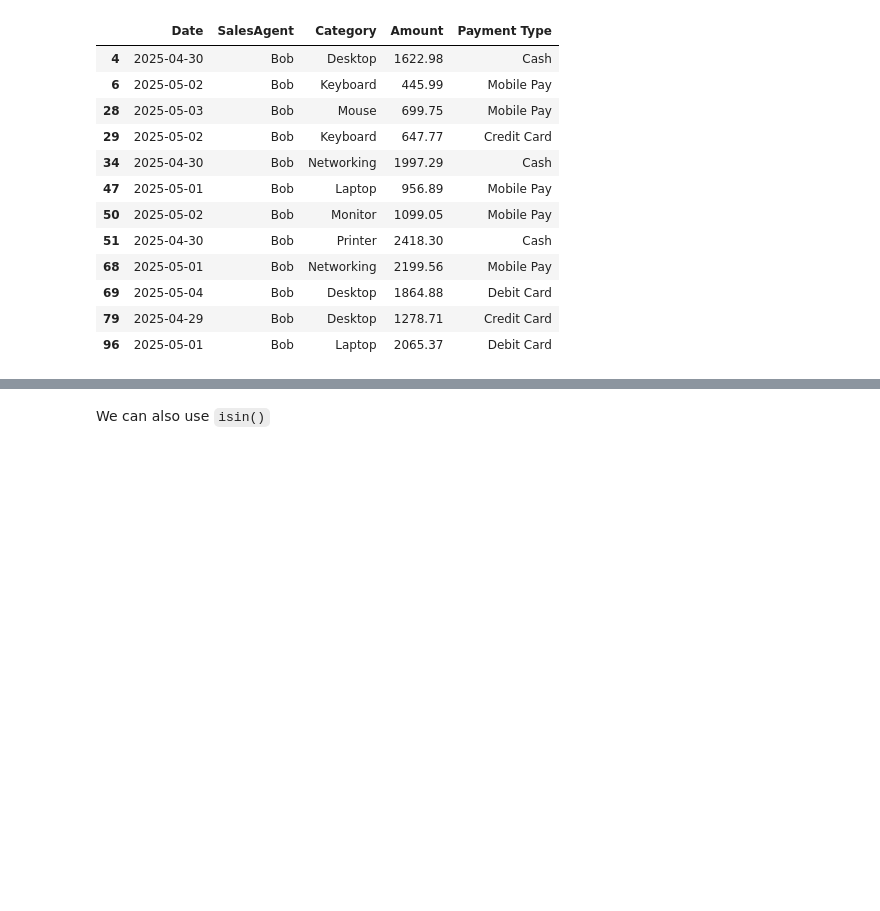
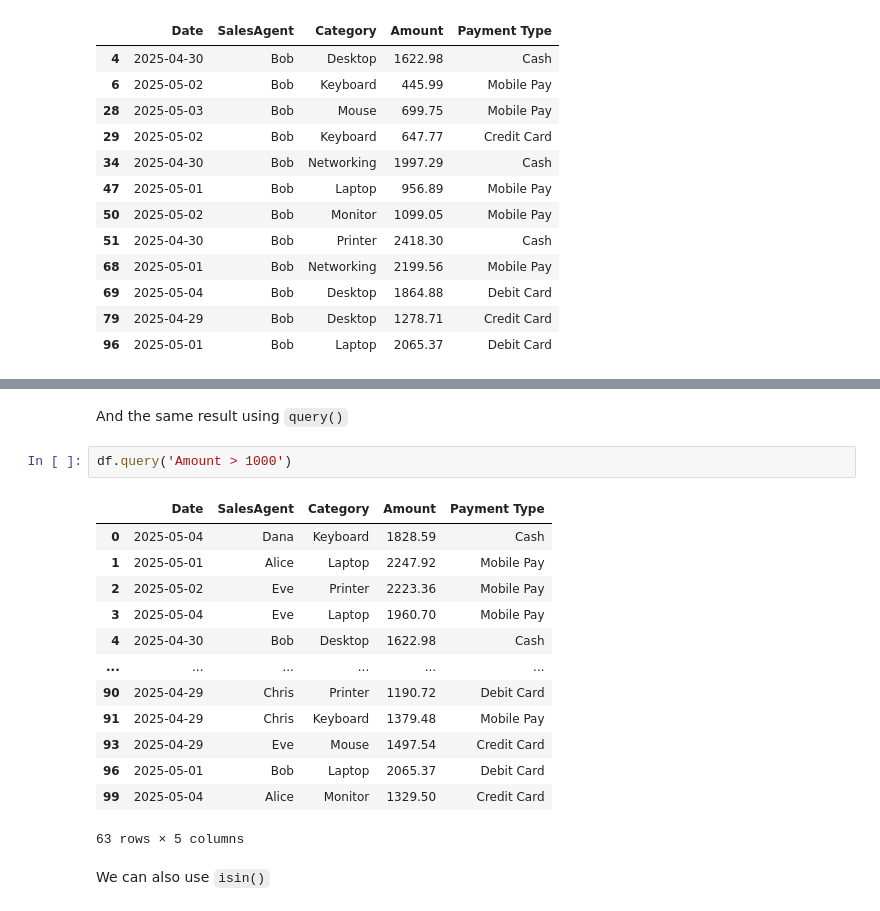
Before and after one commit to johnrearden/pa-sme-pandas-intro, a Jupyter notebook: jupyter_notebooks/it_hardware.ipynb, the cells around one changed output, grey strips where cells are left out. Drawn from its saved outputs; the diff is of its cells as text; blank space fills up the shorter version.

````diff
--- a/jupyter_notebooks/it_hardware.ipynb
+++ b/jupyter_notebooks/it_hardware.ipynb
@@ -151,3 +208,21 @@ df[df['Amount'] > 1000]
+# %% [markdown]
+And the same result using ```query()```
+# %%
+df.query('Amount > 1000')
+# %% [output]
+|  | Date | SalesAgent | Category | Amount | Payment Type |
+| 0 | 2025-05-04 | Dana | Keyboard | 1828.59 | Cash |
+| 1 | 2025-05-01 | Alice | Laptop | 2247.92 | Mobile Pay |
+| 2 | 2025-05-02 | Eve | Printer | 2223.36 | Mobile Pay |
+| 3 | 2025-05-04 | Eve | Laptop | 1960.70 | Mobile Pay |
+| 4 | 2025-04-30 | Bob | Desktop | 1622.98 | Cash |
+| ... | ... | ... | ... | ... | ... |
+| 90 | 2025-04-29 | Chris | Printer | 1190.72 | Debit Card |
+| 91 | 2025-04-29 | Chris | Keyboard | 1379.48 | Mobile Pay |
+| 93 | 2025-04-29 | Eve | Mouse | 1497.54 | Credit Card |
+| 96 | 2025-05-01 | Bob | Laptop | 2065.37 | Debit Card |
+| 99 | 2025-05-04 | Alice | Monitor | 1329.50 | Credit Card |
+63 rows × 5 columns
 # %% [markdown]
 We can also use ```isin()```
 # %%
````
Also changed, not shown: parts of 14 cells of this notebook, 1 other file.
